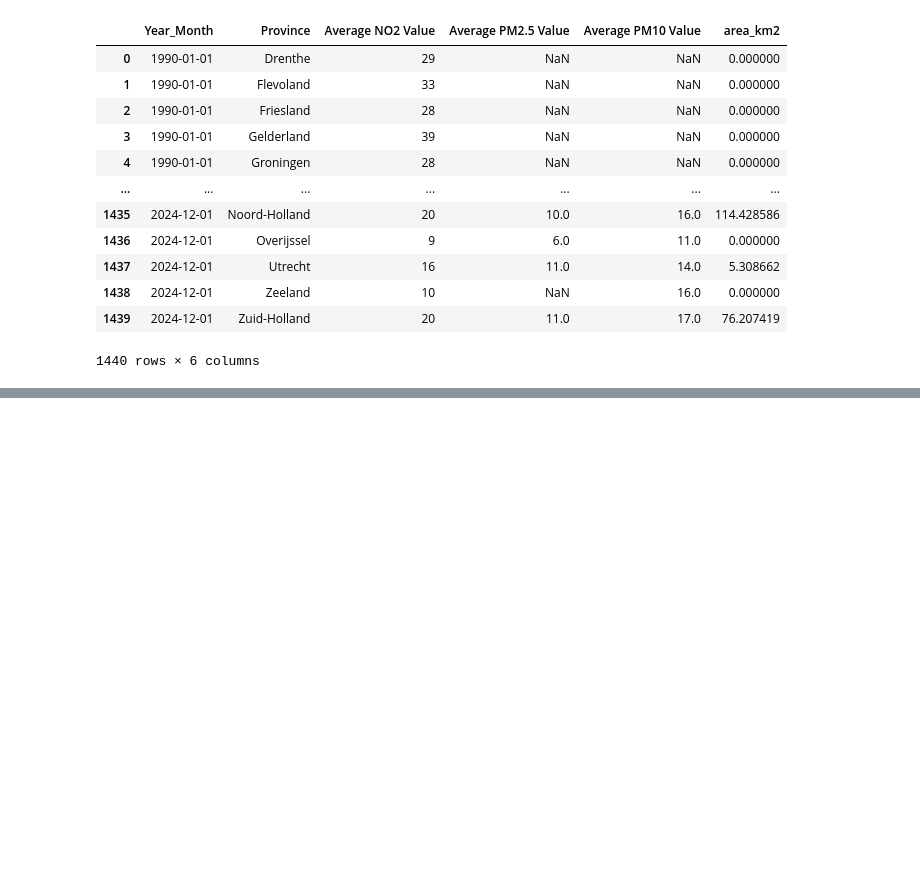
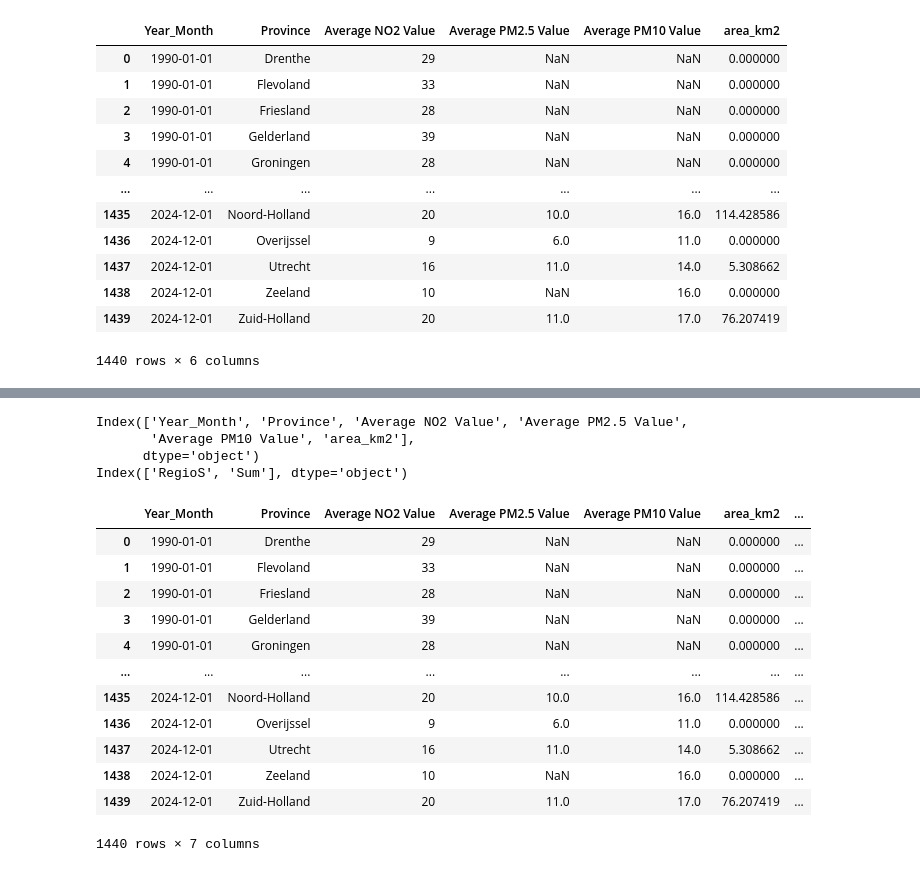
Before and after one commit to R-Zaid/DSS-project, a Jupyter notebook: main/LEZ_Area.ipynb, the cells around one changed output, grey strips where cells are left out. Drawn from its saved outputs; the diff is of its cells as text; code cells hidden in the pictures; blank space fills up the shorter version.

Commit message:
vehicles values added

```diff
--- a/main/LEZ_Area.ipynb
+++ b/main/LEZ_Area.ipynb
@@ -84,0 +141,27 @@ display(df_values)
+# %%
+# select columns by first selecting the "value" key from json format
+# then specify the specific columns
+dfposts = pd.DataFrame(posts["value"])[['Aanhangwagen_17',
+            'Bestelauto_11',
+            'Bus_15',
+            'ID',
+            'InBezitNatuurlijkePersonenRelatief_6',
+            'InBezitNatuurlijkePersonen_5',
+            'MotorfietsenRelatief_20',
+            'Oplegger_18',
+            'Perioden',
+            'PersonenautoSRelatief_4',
+            'RegioS',
+            'SpeciaalVoertuig_14',
+            'TotaalAanhangwagensEnOpleggers_16',
+            'TotaalAanhangwagensEnOpleggers_9',
+            'TotaalBedrijfsmotorvoertuigen_10',
+            'TotaalBedrijfsmotorvoertuigen_8',
+            'TotaalBedrijfsvoertuigen_7',
+            'TotaalMotorfietsen_19',
+            'TotaalMotorvoertuigen_2',
+            'TotaalPersonenautoS_3',
+            'TotaalWegvoertuigen_1',
+            'TrekkerVoorOplegger_13',
+            'VrachtautoExclTrekkerVoorOplegger_12']]
+dfposts.head()
@@ -84,0 +197,3 @@ display(df_values)
+# %%
+dfprovince = dfposts[dfposts["RegioS"].str.startswith("PV")]
+print(dfprovince)
@@ -84,0 +273,3 @@ display(df_values)
+# %%
+df_vehicles = dfprovince[["RegioS","Sum"]].copy()
+print(df_vehicles)
@@ -85,2 +290,36 @@ display(df_values)
+# %%
+print(df_values.columns)
+print(df_vehicles.columns)
+# %% [output]
+Index(['Year_Month', 'Province', 'Average NO2 Value', 'Average PM2.5 Value',
+       'Average PM10 Value', 'area_km2'],
+      dtype='object')
+Index(['RegioS', 'Sum'], dtype='object')
+# %%
+def get_vehicles(row):
+    province = row['Province']
+    match = df_vehicles[df_vehicles['RegioS'] == province]
+    return match['Sum'].iloc[0] if not match.empty else 0
+
+if 'vehicles_tot' not in df_values.columns:
+    df_values['vehicles_tot'] = 0
+
+df_values['vehicles_tot'] = df_values.apply(get_vehicles, axis=1)
+# %%
+display(df_values)
+# %% [output]
+|  | Year_Month | Province | Average NO2 Value | Average PM2.5 Value | Average PM10 Value | area_km2 | ... |
+| 0 | 1990-01-01 | Drenthe | 29 | NaN | NaN | 0.000000 | ... |
+| 1 | 1990-01-01 | Flevoland | 33 | NaN | NaN | 0.000000 | ... |
+| 2 | 1990-01-01 | Friesland | 28 | NaN | NaN | 0.000000 | ... |
+| 3 | 1990-01-01 | Gelderland | 39 | NaN | NaN | 0.000000 | ... |
+| 4 | 1990-01-01 | Groningen | 28 | NaN | NaN | 0.000000 | ... |
+| ... | ... | ... | ... | ... | ... | ... | ... |
+| 1435 | 2024-12-01 | Noord-Holland | 20 | 10.0 | 16.0 | 114.428586 | ... |
+| 1436 | 2024-12-01 | Overijssel | 9 | 6.0 | 11.0 | 0.000000 | ... |
+| 1437 | 2024-12-01 | Utrecht | 16 | 11.0 | 14.0 | 5.308662 | ... |
+| 1438 | 2024-12-01 | Zeeland | 10 | NaN | 16.0 | 0.000000 | ... |
+| 1439 | 2024-12-01 | Zuid-Holland | 20 | 11.0 | 17.0 | 76.207419 | ... |
+1440 rows × 7 columns
 # %%
 df_values.to_csv('df_values.csv')
```
Also changed, not shown: parts of 10 cells of this notebook.
